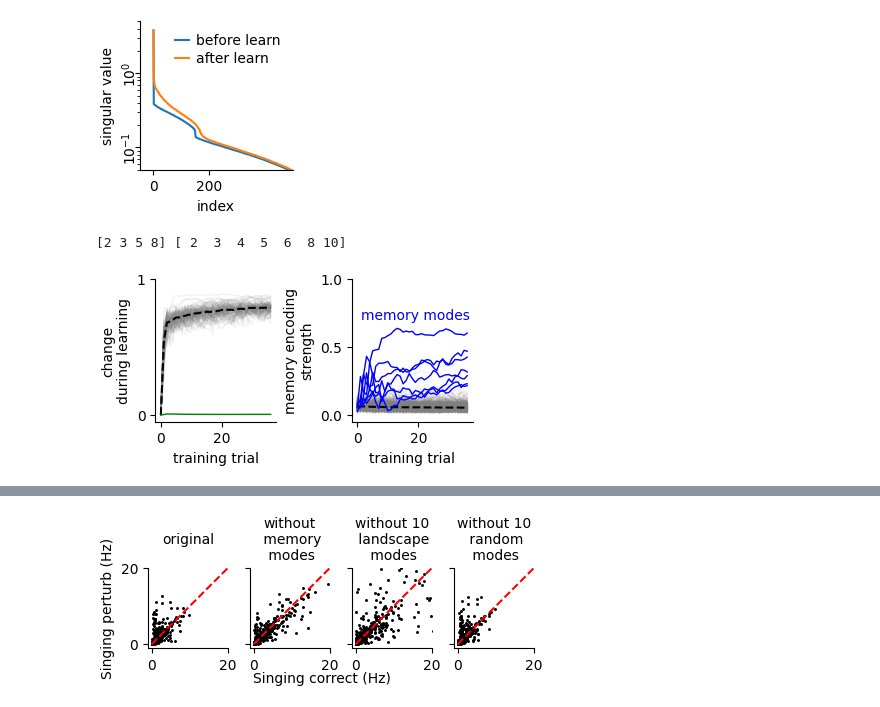
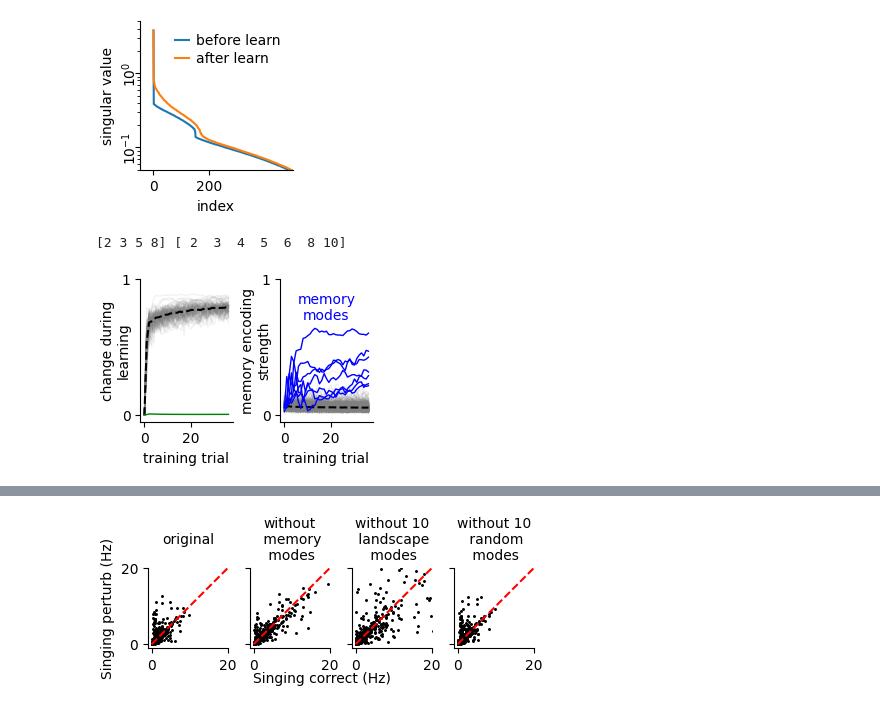
Before and after one commit to gongziyida/vocal-error-network, a Jupyter notebook: EIrec_analysis/EIrec_analysis.ipynb, the cells around one changed output, grey strips where cells are left out. Drawn from its saved outputs; the diff is of its cells as text; code cells hidden in the pictures.

```diff
--- a/EIrec_analysis/EIrec_analysis.ipynb
+++ b/EIrec_analysis/EIrec_analysis.ipynb
@@ -57,35 +57,31 @@ fig.savefig('../svg/log_singular_value.svg')
 # %% [output]
 [figure]
 # %%
-def plot_change(svds, song, mark_outlier_modes):
-    change, i_outlier, i_nonout = characterize_change(svds)
-    mem_enc, i_memory, i_nonmem = characterize_memory(svds, song, 'left')
+change, i_outlier, i_nonout = characterize_change(svds[1])
+mem_enc, i_memory, i_nonmem = characterize_memory(svds[1], syl, 'left')
 
-    print(i_outlier + 1, i_memory + 1)
+print(i_outlier + 1, i_memory + 1)
 
-    fig, ax = plt.subplots(1, 2, figsize=(3.8,2))
+fig, ax = plt.subplots(1, 2, figsize=(2.8,2))
 
-    ax[0].plot(change, c='grey', alpha=0.1, lw=1, zorder=-1)
-    ax[0].plot(change[:,1:].mean(axis=1), c='k', ls='--', zorder=1)
-    ax[0].plot(change[:,0], c='g', lw=1, zorder=2)
-    if mark_outlier_modes:
-        ax[0].plot(change[:,i_outlier], c='r', lw=1, zorder=2)
-    ax[0].set(ylabel='change\nduring learning', yticks=[0, 1], ylim=[-0.05, 1])
-    ax[0].set_xlabel('training trial', va='top')
-    ax[1].set_rasterization_zorder(0)
+ax[0].plot(change, c='grey', alpha=0.1, lw=1, zorder=-1)
+ax[0].plot(change[:,1:].mean(axis=1), c='k', ls='--', zorder=1)
+ax[0].plot(change[:,0], c='g', lw=1, zorder=2)
+ax[0].set(yticks=[0, 1], ylim=[-0.05, 1])
+ax[0].set_ylabel('change during\nlearning', va='center')
+ax[0].set_xlabel('training trial', va='top')
+ax[1].set_rasterization_zorder(0)
 
-    ax[1].plot(mem_enc[:,i_nonmem], c='grey', alpha=0.1, lw=1, zorder=-1)
-    ax[1].plot(mem_enc[:,i_nonmem].mean(axis=1), c='k', ls='--', zorder=1)
-    ax[1].plot(mem_enc[:,i_memory], c='b', lw=1, alpha=1, zorder=1)
-    ax[1].text(change.shape[0], 0.7, 'memory modes', ha='right', c='b')
-    ax[1].set(ylabel='memory encoding\nstrength', ylim=[-0.05, 1], yticks=[0, 0.5, 1])
-    ax[1].set_xlabel('training trial', va='top')
-    ax[1].set_rasterization_zorder(0)
+ax[1].plot(mem_enc[:,i_nonmem], c='grey', alpha=0.1, lw=1, zorder=-1)
+ax[1].plot(mem_enc[:,i_nonmem].mean(axis=1), c='k', ls='--', zorder=1)
+ax[1].plot(mem_enc[:,i_memory], c='b', lw=1, alpha=1, zorder=1)
+ax[1].text(change.shape[0]//2, 0.7, 'memory\nmodes', ha='center', c='b')
+ax[1].set(ylim=[-0.05, 1], yticks=[0, 1])
+ax[1].set_ylabel('memory encoding\nstrength', va='center')
+ax[1].set_xlabel('training trial', va='top')
+ax[1].set_rasterization_zorder(0)
 
-    return fig, ax
+fig.savefig('../svg/mode_learning_curves_E2I2E.svg')
+# %% [output]
+[2 3 5 8] [ 2  3  4  5  6  8 10]
+[figure, added]
-# %%
-fig, ax = plot_change(svds[1], syl, False)
-fig.savefig('../svg/mode_learning_curves_E2I2E.svg')
-# %% [output]
-[2 3 5 8] [ 2  3  4  5  6  8 10]
-[figure, removed]
```
Also changed, not shown: parts of 8 cells of this notebook, 8 other files.
